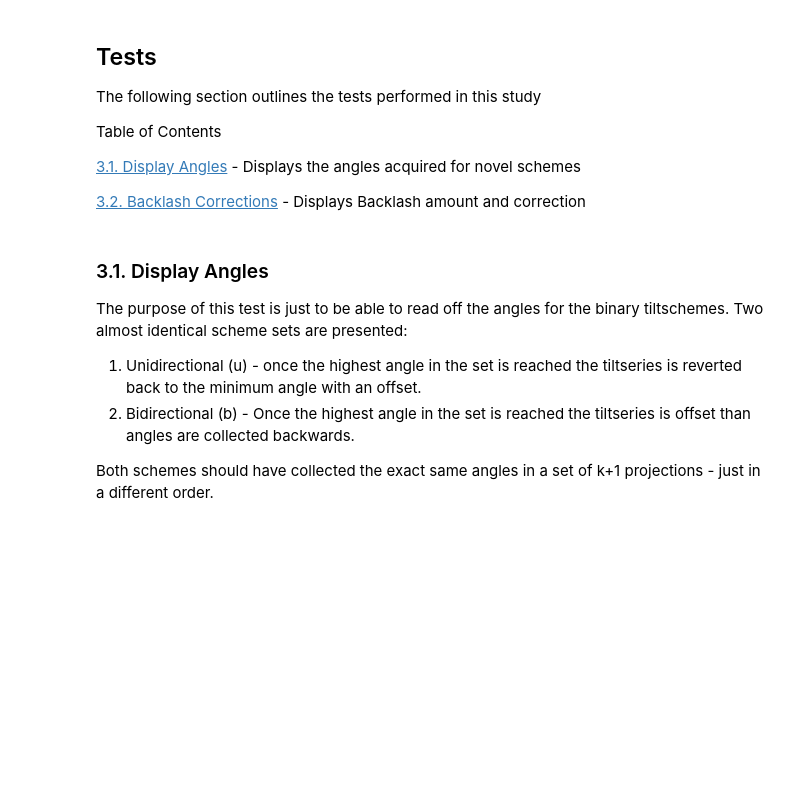
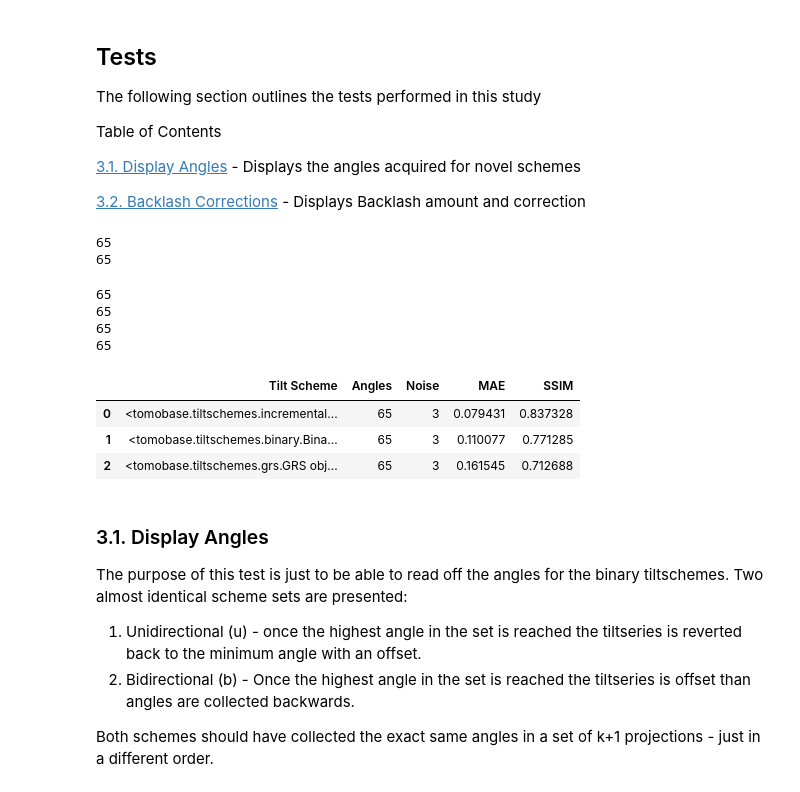
Before and after one commit to Tcraig088/tomobase, a Jupyter notebook: scripts/continuous_tomo.ipynb, the cells around one changed output. Saved outputs shown, nothing was run; the diff lists cells and outputs as text; code cells hidden in the pictures; blank space fills up the shorter version.

```diff
--- a/scripts/continuous_tomo.ipynb
+++ b/scripts/continuous_tomo.ipynb
@@ -118,25 +117,35 @@ Table of Contents
 # %%
 schemes = get_required_schemes()
 df = pd.DataFrame(columns=['Tilt Scheme', 'Angles','Noise', 'MAE', 'SSIM'])
 for scheme in schemes:
-    for noise in [0, 3]:
+    for noise in [3]:
         angles = np.array([scheme.get_angle() for i in range(65)])
         sinogram = tomobase.processes.project(vol, angles)
         print(len(sinogram.angles))
         if noise == 0:
             sinogram_noisy = sinogram
         else:
-            sinogram_noisy = tomobase.processes.alignments.add_noise(sinogram, noise)
+            sinogram_noisy = tomobase.processes.alignments.add_noise(sinogram)
         rec = tomobase.processes.reconstruct_weighted_sirt(sinogram_noisy, iterations=100, weighted=True)
-
-        mae = np.mean(np.abs(vol.data - rec.data))
+        rmse = np.sqrt(np.mean((vol.data-rec.data)**2))
         ssim = structural_similarity(vol.data, rec.data, data_range=1.0)
-        new_row = {'Tilt Scheme': scheme, 'Angles': len(angles), 'Noise': noise, 'MAE': mae, 'SSIM': ssim}
+        new_row = {'Tilt Scheme': scheme, 'Angles': len(angles), 'Noise': noise, 'MAE': rmse, 'SSIM': ssim}
         new_row_df = pd.DataFrame([new_row])
 
         df = pd.concat([df, new_row_df], ignore_index=True)
 
 display(df)
+# %% [output]
+65
+65
+65
+65
+65
+65
+|  | Tilt Scheme | Angles | Noise | MAE | SSIM |
+| 0 | <tomobase.tiltschemes.incremental... | 65 | 3 | 0.079431 | 0.837328 |
+| 1 | <tomobase.tiltschemes.binary.Bina... | 65 | 3 | 0.110077 | 0.771285 |
+| 2 | <tomobase.tiltschemes.grs.GRS obj... | 65 | 3 | 0.161545 | 0.712688 |
 # %% [markdown]
 ### 3.1. Display Angles
 The purpose of this test is just to be able to read off the angles for the binary tiltschemes. Two almost identical scheme sets are presented:
```
Also changed, not shown: parts of 4 cells of this notebook, 3 other files.
